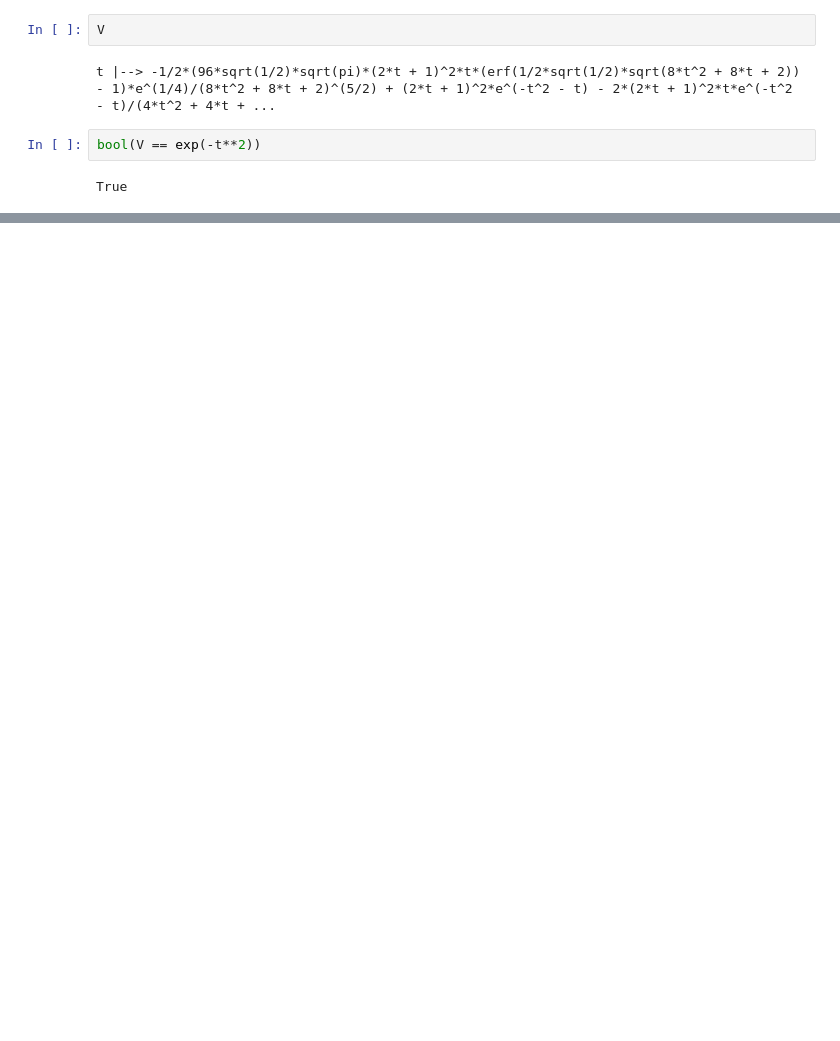
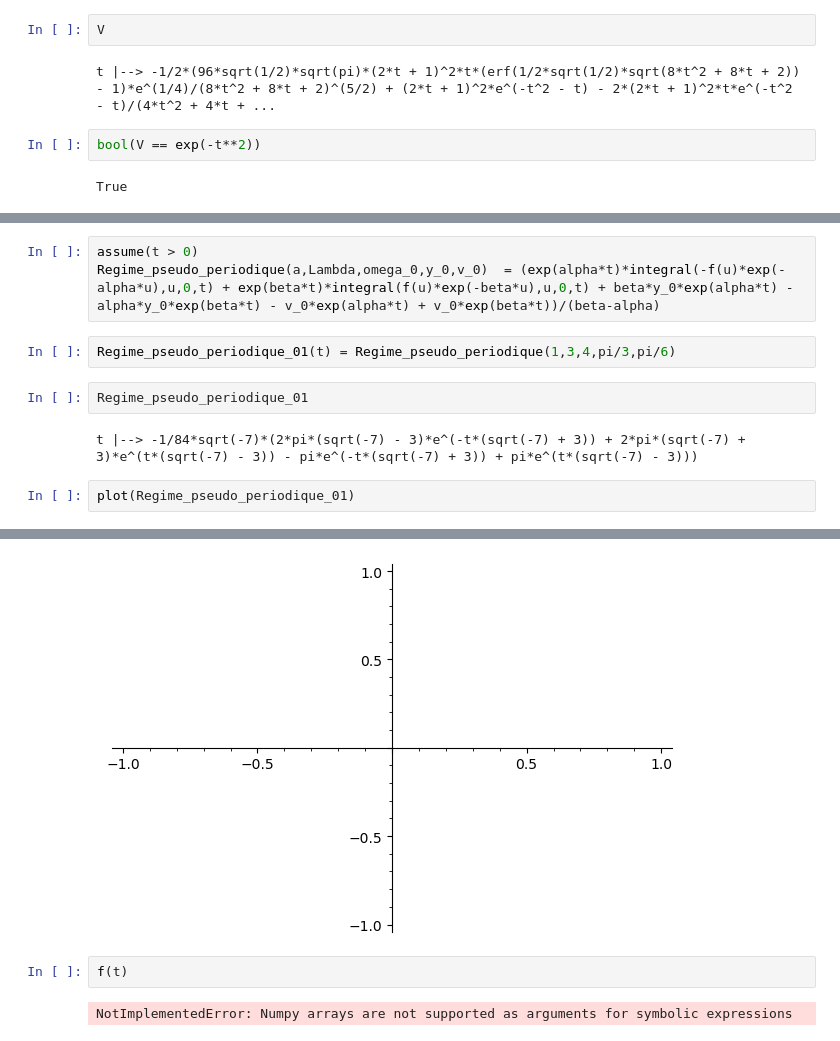
Before and after one commit to lboudi/Sabdbox, a Jupyter notebook: pendule_pohl.ipynb, the cells around one changed output, grey strips where cells are left out. Cells and saved outputs as stored; diff of their text form; blank space fills up the shorter version.

```diff
--- a/pendule_pohl.ipynb
+++ b/pendule_pohl.ipynb
@@ -66,0 +95,12 @@ True
+# %%
+assume(t > 0)
+Regime_pseudo_periodique(a,Lambda,omega_0,y_0,v_0)  = (exp(alpha*t)*integral(-f(u)*exp(-alpha*u),u,0,t) + exp(beta*t)*integral(f(u)*exp(-beta*u),u,0,t) + beta*y_0*exp(alpha*t) - alpha*y_0*exp(beta*t) - v_0*exp(alpha*t) + v_0*exp(beta*t))/(beta-alpha)
+# %%
+Regime_pseudo_periodique_01(t) = Regime_pseudo_periodique(1,3,4,pi/3,pi/6)
+# %%
+Regime_pseudo_periodique_01
+# %% [output]
+t |--> -1/84*sqrt(-7)*(2*pi*(sqrt(-7) - 3)*e^(-t*(sqrt(-7) + 3)) + 2*pi*(sqrt(-7) + 3)*e^(t*(sqrt(-7) - 3)) - pi*e^(-t*(sqrt(-7) + 3)) + pi*e^(t*(sqrt(-7) - 3)))
+# %%
+plot(Regime_pseudo_periodique_01)
+# %% [output]
@@ -66,0 +109,5 @@ True
+[figure, added]
+# %%
+f(t)
+# %% [output]
+NotImplementedError: Numpy arrays are not supported as arguments for symbolic expressions
```
Also changed, not shown: parts of 4 cells of this notebook.
